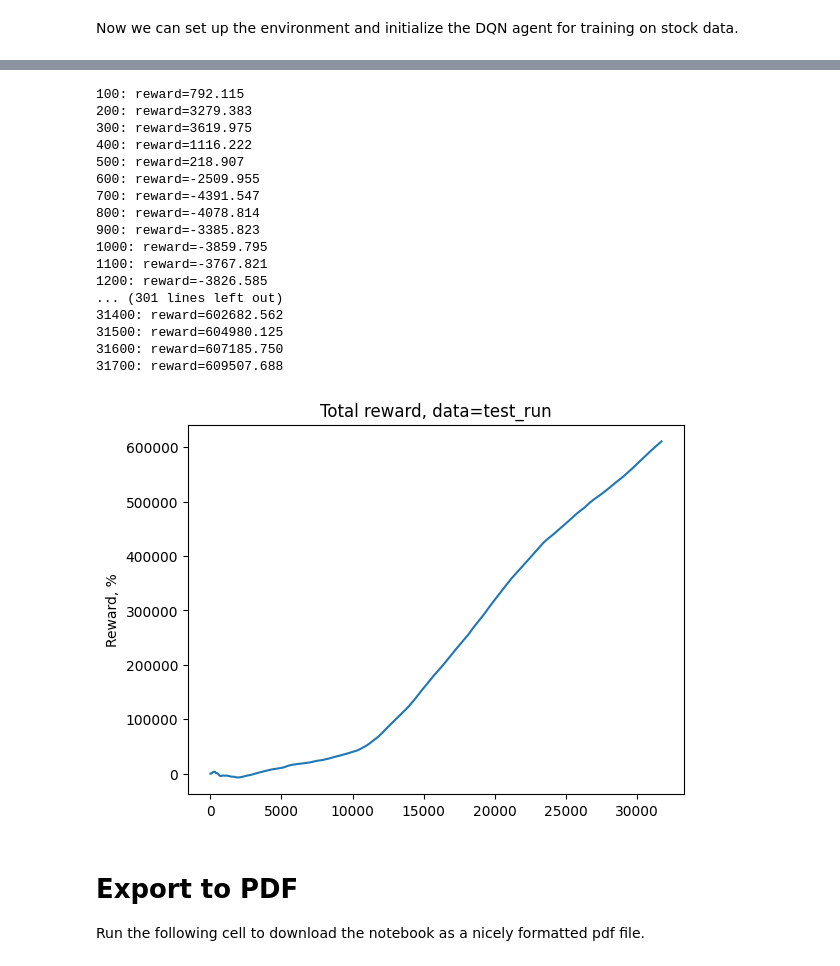
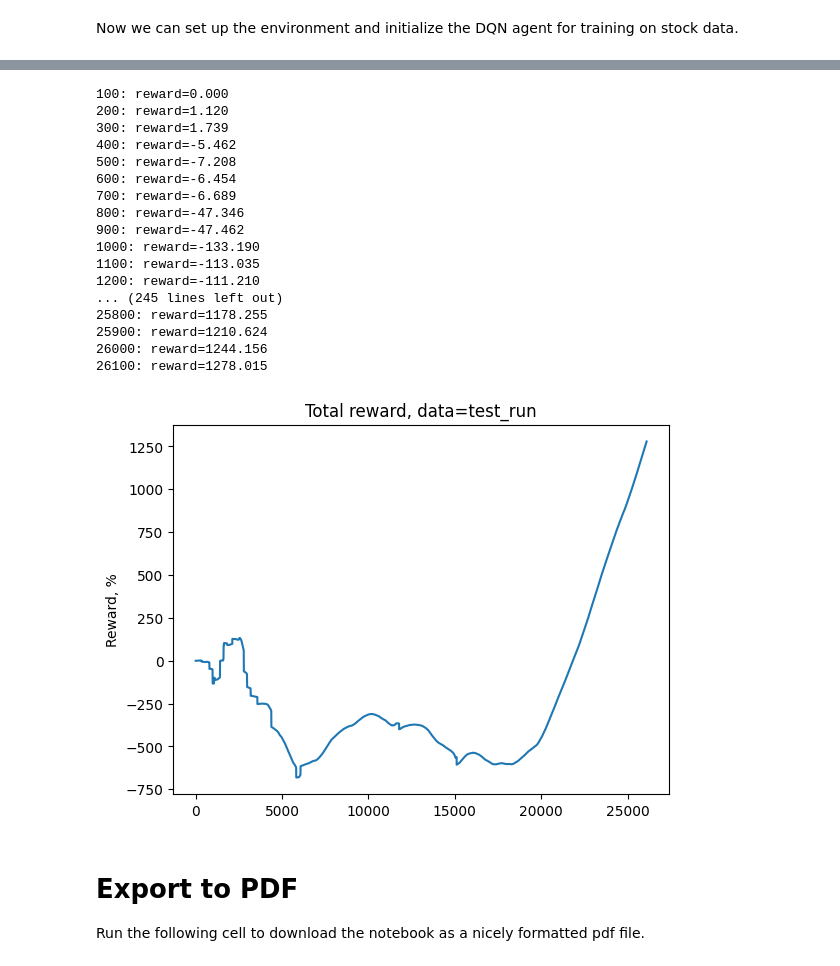
Before and after one commit to rotemgr3/CLAI-Project, a Jupyter notebook: CLAI_236203_FINAL_PROJECT.ipynb, the cells around one changed output, grey strips where cells are left out. Cells and saved outputs as stored; diff of their text form; code cells hidden in the pictures.

```diff
--- a/CLAI_236203_FINAL_PROJECT.ipynb
+++ b/CLAI_236203_FINAL_PROJECT.ipynb
@@ -1535,7 +1588,7 @@ LEARNING_RATE = 0.0001
 STATES_TO_EVALUATE = 1000
 EVAL_EVERY_STEP = 1000
 
-EPSILON_START = 0.2#1.0
+EPSILON_START = 1.0
 EPSILON_STOP = 0.1
 EPSILON_STEPS = 1000000
 
@@ -1609,6 +1662,8 @@ def validation_run_part2(env, net, episodes=100, device="cpu", epsilon=0.02, com
         'episode_steps': [],
         'order_profits': [],
         'order_steps': [],
+        'action': [],
+        'num_shares': [],
     }
 
     for episode in range(episodes):
@@ -1630,6 +1685,8 @@ def validation_run_part2(env, net, episodes=100, device="cpu", epsilon=0.02, com
           close_price = env._state._cur_close()
           current_cash = env._state.cash  # Access cash from the state
           current_num_shares = env._state.num_shares  # Access number of shares from the state
+          stats['action'].append(action_value)
+          stats['num_shares'].append(current_num_shares)
 
           if action_value > 0 and current_cash > 0:  # Buying
                 if position_steps is None:
@@ -1666,6 +1723,7 @@ def validation_run_part2(env, net, episodes=100, device="cpu", epsilon=0.02, com
 import ptan
 import torch
 import torch.optim as optim
+import matplotlib.pyplot as plt
 from gym.utils import seeding
 from tensorboardX import SummaryWriter
 import importlib
@@ -1675,7 +1733,7 @@ from content.CLAI.lib import data, common, validation
 importlib.reload(common)
 importlib.reload(validation)
 
-
+# Initialize environment and model
 if args_year is not None or os.path.isfile(args_data):
     if args_year is not None:
         stock_data = data.load_year_data(args_year)
@@ -1712,16 +1770,41 @@ step_idx = 0
 eval_states = None
 best_mean_val = None
 
+
 with common.RewardTracker(writer, np.inf, group_rewards=100) as reward_tracker:
-    #while True:
     while step_idx < TOTAL_STEPS:
         step_idx += 1
         buffer.populate(1)
         selector.epsilon = max(EPSILON_STOP, EPSILON_START - step_idx / EPSILON_STEPS)
 
+        # count = 0
+        # # Extract experiences from exp_source
+        # for exp in exp_source:
+        #     # Extract state, action, reward, and next state (last_state)
+        #     state = exp.state
+        #     action = exp.action
+        #     reward = exp.reward
+        #     state_price = env.get_price_from_state(state)
+        #     cash = env.get_cash_from_state(state)
+        #     num_shares = env.get_num_shares_from_state(state)
+        #     re_profit = env.get_relative_profit_from_state(state)
+
+        #     # Use these values as needed, e.g., for debugging or tracking prices
+        #     print(f"""step_idx: {step_idx},
+        #             Count: {count},
+        #             Action: {action},
+        #             Reward: {reward},
+        #             Price: {state_price},
+        #             Cash: {cash},
+        #             Num Shares: {num_shares},
+        #             Relative Profit: {re_profit}""")
+        #     count += 1
+        #     break
+
         new_rewards = exp_source.pop_rewards_steps()
         if new_rewards:
             reward_tracker.reward(new_rewards[0], step_idx, selector.epsilon)
+            writer.add_scalar("reward", new_rewards[0][0], step_idx)
 
         if len(buffer) < REPLAY_INITIAL:
             continue
@@ -1750,6 +1833,7 @@ with common.RewardTracker(writer, np.inf, group_rewards=100) as reward_tracker:
         if step_idx % TARGET_NET_SYNC == 0:
             tgt_net.sync()
 
+
         if step_idx % CHECKPOINT_EVERY_STEP == 0:
             idx = step_idx // CHECKPOINT_EVERY_STEP
             torch.save(net.state_dict(), os.path.join(saves_path, "checkpoint-%3d.data" % idx))
@@ -1895,14 +1992,14 @@ def run_model(data_file, model_file, bars, name, commission=0.1, use_conv=False)
 
 # Automatically choose the best model file
 # saves_path = os.path.join("saves", args_run)
-saves_path = './model/part2_run_20240925-2022'
+saves_path = './model/part2_run_20240928-1725'
 best_model_file = find_best_model(saves_path)
 # best_model_file = "/content/drive/MyDrive/CLAI-model/test_run_20240912-1850/mean_val-0.044.data"
 #checkpoint-  4.data
 print(f"Using best model file: {best_model_file}")
 
 # Run the model using the best DQNConv1D model
-run_model(data_file="./content/CLAI/data/YNDX_160101_161231.csv",
+run_model(data_file=DEFAULT_VAL_STOCKS,
           model_file=best_model_file,
           bars=50,
           name="test_run",
@@ -1916,21 +2013,21 @@ Read done, got 131542 rows, 99752 filtered, 0 open prices adjusted
-100: reward=792.115
-200: reward=3279.383
-300: reward=3619.975
-400: reward=1116.222
-500: reward=218.907
-600: reward=-2509.955
-700: reward=-4391.547
-800: reward=-4078.814
-900: reward=-3385.823
-1000: reward=-3859.795
-1100: reward=-3767.821
-1200: reward=-3826.585
-... (301 lines left out)
-31400: reward=602682.562
-31500: reward=604980.125
-31600: reward=607185.750
-31700: reward=609507.688
+100: reward=0.000
+200: reward=1.120
+300: reward=1.739
+400: reward=-5.462
+500: reward=-7.208
+600: reward=-6.454
+700: reward=-6.689
+800: reward=-47.346
+900: reward=-47.462
+1000: reward=-133.190
+1100: reward=-113.035
+1200: reward=-111.210
+... (245 lines left out)
+25800: reward=1178.255
+25900: reward=1210.624
+26000: reward=1244.156
+26100: reward=1278.015
-[figure, old version]
+[figure, new version]
 # %% [markdown]
 # Export to PDF
 
```
Also changed, not shown: parts of 10 cells of this notebook, 1 other file.
